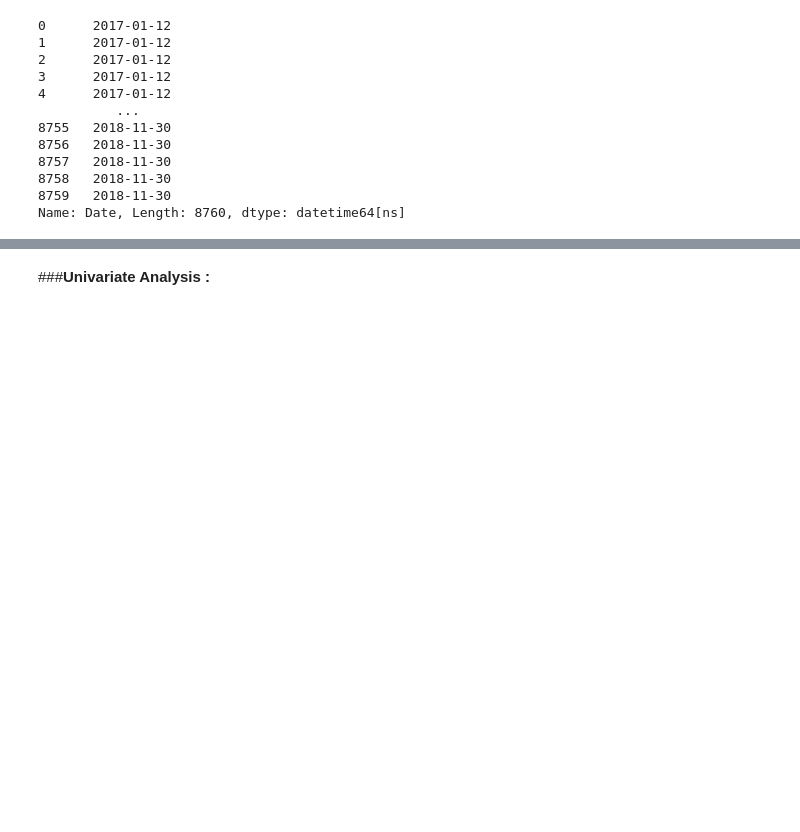
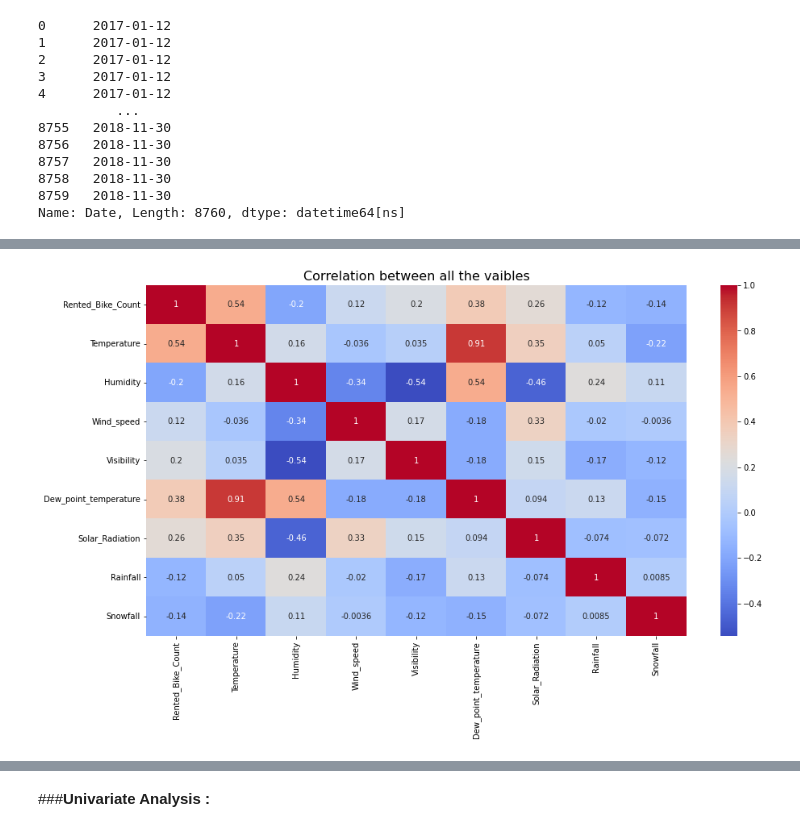
Before and after one commit to gajanankumar/Regression_Capstone_Project, a Jupyter notebook: Bike_Sharing_Demand_Prediction_Capstone_Project.ipynb, the cells around one changed output, grey strips where cells are left out. Cells and saved outputs as stored; diff of their text form; code cells hidden in the pictures; blank space fills up the shorter version.

```diff
--- a/Bike_Sharing_Demand_Prediction_Capstone_Project.ipynb
+++ b/Bike_Sharing_Demand_Prediction_Capstone_Project.ipynb
@@ -261,3 +278,8 @@ dataset['Date']
 8758   2018-11-30
 8759   2018-11-30
 Name: Date, Length: 8760, dtype: datetime64[ns]
+# %%
+dataset['year'] = dataset['Date'].dt.year
+dataset['month'] = dataset['Date'].dt.month
+
+dataset['day'] = dataset['Date'].dt.day_name()
@@ -267,0 +343,8 @@ dataset=dataset.drop(columns=['Date'],axis=1)
+# %%
+#Heatmap for co-relation in features
+plt.figure(figsize=(15, 8))
+sns.heatmap(dataset.corr(), annot=True, cmap='coolwarm')
+plt.title('Correlation between all the vaibles', size=16)
+plt.show()
+# %% [output]
+[figure, added]
```
Also changed, not shown: parts of 165 cells of this notebook.
